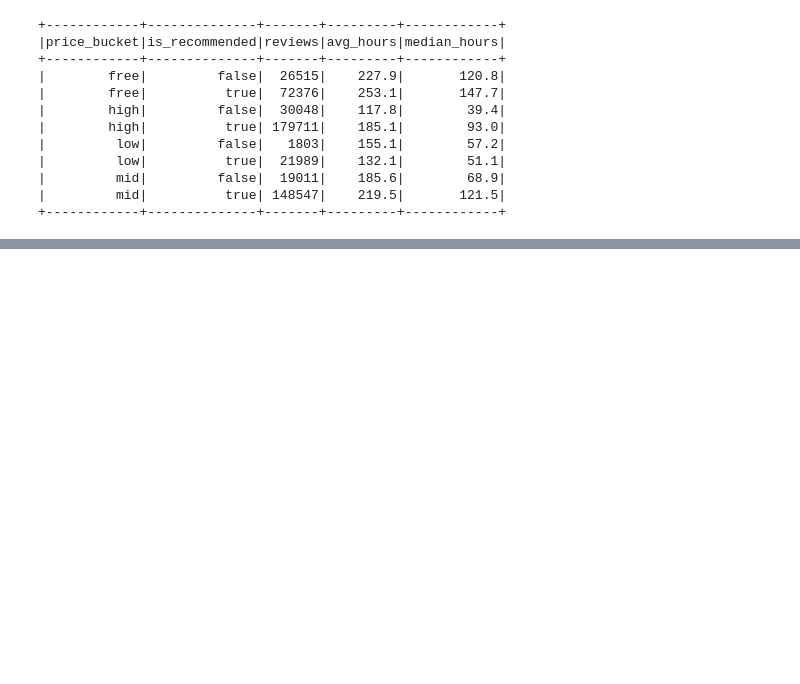
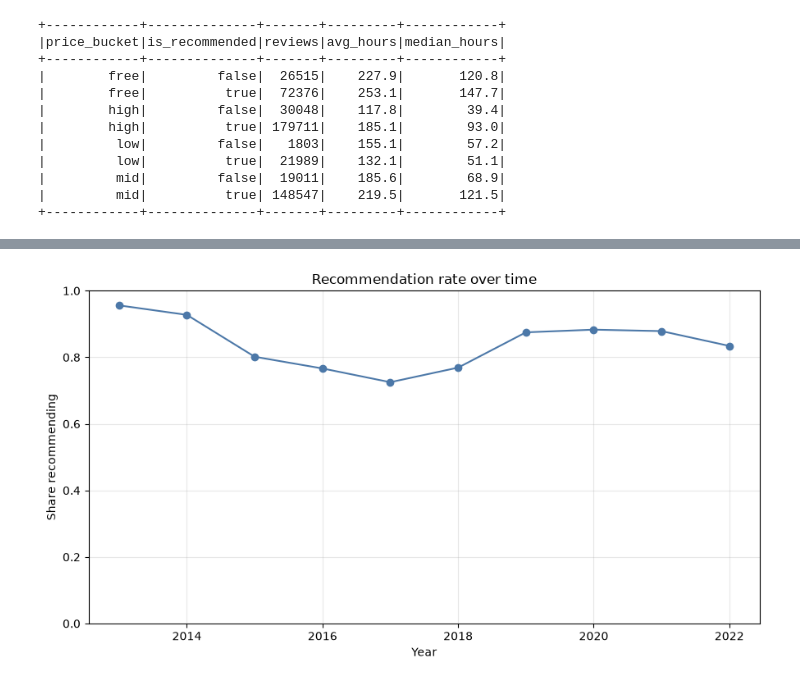
Before and after one commit to lucaIacopino/Steam-Reviews-Analysis, a Jupyter notebook: notebooks/spark_analysis.ipynb, the cells around one changed output, grey strips where cells are left out. Cells and saved outputs as stored; diff of their text form; code cells hidden in the pictures; blank space fills up the shorter version.

```diff
--- a/notebooks/spark_analysis.ipynb
+++ b/notebooks/spark_analysis.ipynb
@@ -285,0 +289,18 @@ hours_by_outcome.show()
+# %%
+by_year = (
+    reviews
+    .withColumn("year", F.year("date"))
+    .filter(F.col("year").isNotNull())
+    .groupBy("year")
+    .agg(
+        F.count("*").alias("total"),
+        F.sum(F.col("is_recommended").cast("int")).alias("recommended"),
+        F.round(F.avg("hours"), 1).alias("avg_hours"),
+    )
+    .withColumn("rate", F.round(F.col("recommended") / F.col("total"), 4))
+    # years with very few reviews would swing wildly
+    .filter(F.col("total") >= 500)
+    .orderBy("year")
+)
+
+by_year.show(30)
@@ -285,0 +365,14 @@ hours_by_outcome.show()
+# %%
+years = by_year.toPandas().sort_values("year")
+
+fig, ax = plt.subplots()
+ax.plot(years["year"], years["rate"], marker="o", color="#4c78a8")
+ax.set_ylim(0, 1)
+ax.set_xlabel("Year")
+ax.set_ylabel("Share recommending")
+ax.set_title("Recommendation rate over time")
+ax.grid(alpha=0.3)
+plt.tight_layout()
+plt.show()
+# %% [output]
+[figure, added]
```
Also changed, not shown: parts of 11 cells of this notebook.
